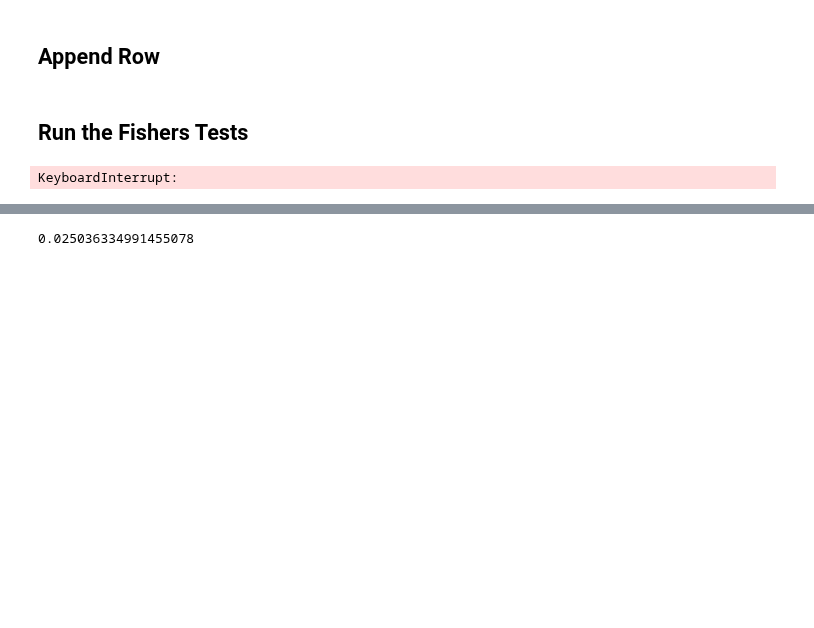
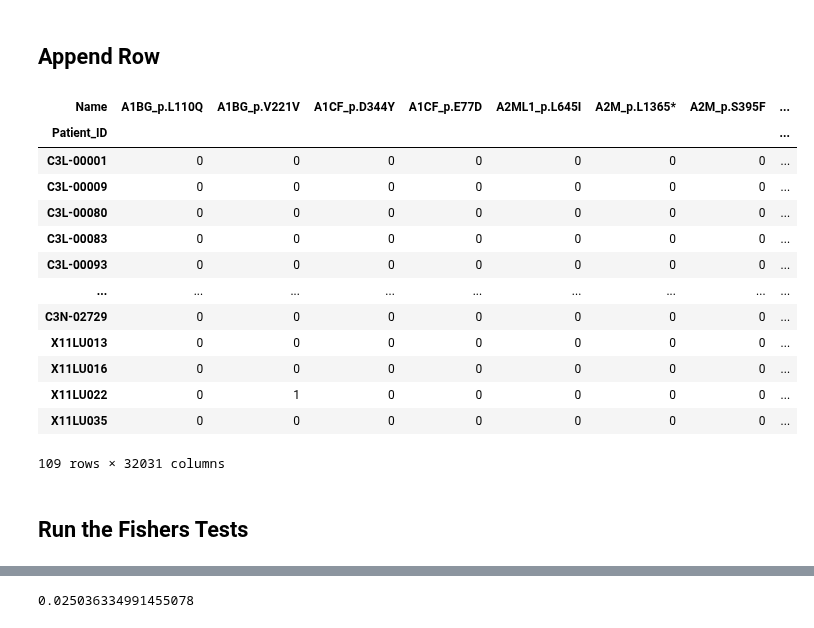
Before and after one commit to PayneLab/pancancerCNV, a Jupyter notebook: Contingency Tests P-Arm.ipynb, the cells around one changed output, grey strips where cells are left out. Saved outputs shown, nothing was run; the diff lists cells and outputs as text; code cells hidden in the pictures; blank space fills up the shorter version.

Commit message:
Adds Fisher Test stuff

```diff
--- a/Contingency Tests P-Arm.ipynb
+++ b/Contingency Tests P-Arm.ipynb
@@ -204,6 +219,23 @@ hnscc_has_event.to_csv("hnscc_has_loss_event.csv")
 colon_has_event.to_csv("colon_has_loss_event.csv")
 brca_has_event.to_csv("brca_has_loss_event.csv")
 lscc_has_event.to_csv("lscc_has_loss_event.csv")
+# %%
+luad_mutations
+# %% [output]
+| Name | A1BG_p.L110Q | A1BG_p.V221V | A1CF_p.D344Y | A1CF_p.E77D | A2ML1_p.L645I | A2M_p.L1365* | A2M_p.S395F | ... |
+| Patient_ID |  |  |  |  |  |  |  | ... |
+| C3L-00001 | 0 | 0 | 0 | 0 | 0 | 0 | 0 | ... |
+| C3L-00009 | 0 | 0 | 0 | 0 | 0 | 0 | 0 | ... |
+| C3L-00080 | 0 | 0 | 0 | 0 | 0 | 0 | 0 | ... |
+| C3L-00083 | 0 | 0 | 0 | 0 | 0 | 0 | 0 | ... |
+| C3L-00093 | 0 | 0 | 0 | 0 | 0 | 0 | 0 | ... |
+| ... | ... | ... | ... | ... | ... | ... | ... | ... |
+| C3N-02729 | 0 | 0 | 0 | 0 | 0 | 0 | 0 | ... |
+| X11LU013 | 0 | 0 | 0 | 0 | 0 | 0 | 0 | ... |
+| X11LU016 | 0 | 0 | 0 | 0 | 0 | 0 | 0 | ... |
+| X11LU022 | 0 | 1 | 0 | 0 | 0 | 0 | 0 | ... |
+| X11LU035 | 0 | 0 | 0 | 0 | 0 | 0 | 0 | ... |
+109 rows × 32031 columns
 # %%
 # luad_mutations.to_csv("luad_mutations_parm.csv")
 # hnscc_mutations.to_csv("hnscc_muations_parm.csv")
@@ -225,5 +259 @@ def run_fishers_test(df, cancer):
     return results
-# %%
-luad_fishers = run_fishers_test(luad_mutations, 'Luad')
-# %% [output]
-KeyboardInterrupt:
```
Also changed, not shown: parts of 9 cells of this notebook, 4 other files.
